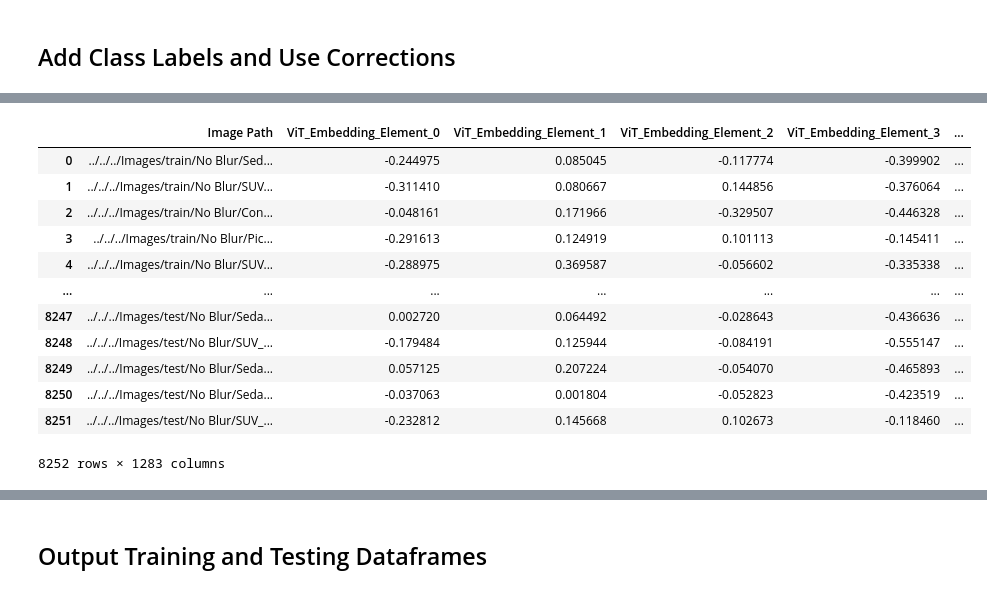
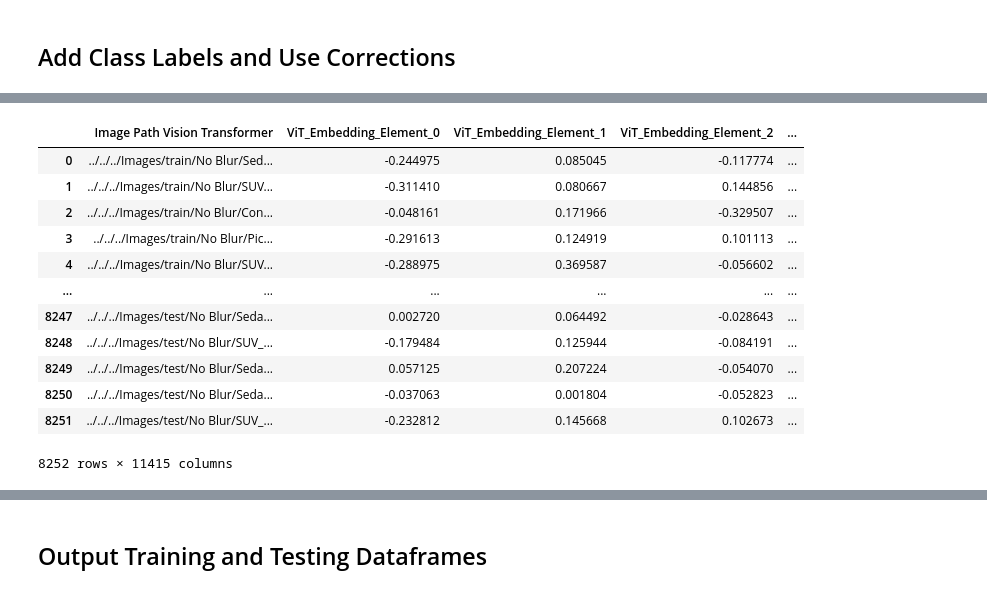
Before and after one commit to ijyliu/computer-vision-project, a Jupyter notebook: Code/Feature Construction/Combine All Features/Combine All Features.ipynb, the cells around one changed output, grey strips where cells are left out. Drawn from its saved outputs; the diff is of its cells as text; code cells hidden in the pictures.

```diff
--- a/Code/Feature Construction/Combine All Features/Combine All Features.ipynb
+++ b/Code/Feature Construction/Combine All Features/Combine All Features.ipynb
@@ -45,0 +113,6 @@ vit_embeddings
+# %%
+# HSV Vectors
+HSV_vectors = combine_directory_parquets('../../../Data/Features/HSV')
+# Prep dataset for merging
+HSV_vectors = prep_dataset_for_merge(HSV_vectors, 'HSV')
+HSV_vectors
@@ -49,0 +135,4 @@ all_features = vit_embeddings
+# %%
+# Merge all dataframes on harmonized file name
+all_features = vit_embeddings.merge(hog_16_ppc_vectors, on=['harmonized_filename', 'test_80_20'], how='inner').merge(hog_24_ppc_vectors, on=['harmonized_filename', 'test_80_20'], how='inner').merge(HSV_vectors, on=['harmonized_filename', 'test_80_20'], how='inner')
+all_features
@@ -50,11 +158,8 @@ all_features = vit_embeddings
 # %% [markdown]
 ## Add Class Labels and Use Corrections
-# %%
-# Parse 'Image Path'
-# Split on last '/'
-all_features['filename'] = all_features['Image Path'].apply(lambda x: x.split('/')[-1])
-# Split on first '_' and take as Class
-all_features['Class'] = all_features['filename'].apply(lambda x: x.split('_')[0])
+# %%
+# Create Class column by cutting at first _ in harmonized_filename
+all_features['Class'] = all_features['harmonized_filename'].apply(lambda x: x.split('_')[0])
 # %%
 # Correct class for items in train dataset
 # %%
@@ -79,22 +184,22 @@ relabeled_test_no_blur_old_and_new_labels
 # %%
 # Merge on 'filename'
-all_features = all_features.merge(relabeled_test_no_blur_old_and_new_labels, on='filename', how='left')
+all_features = all_features.merge(relabeled_test_no_blur_old_and_new_labels, on='harmonized_filename', how='left')
 # Replace Class with New Class if not missing
 all_features['Class'] = all_features['New Class'].fillna(all_features['Class'])
 # Drop label, New Class, filename, Old Class
 all_features.drop(columns=['label', 'New Class', 'filename', 'Old Class'], inplace=True)
 all_features
 # %% [output]
-|  | Image Path | ViT_Embedding_Element_0 | ViT_Embedding_Element_1 | ViT_Embedding_Element_2 | ViT_Embedding_Element_3 | ... |
-| 0 | ../../../Images/train/No Blur/Sed... | -0.244975 | 0.085045 | -0.117774 | -0.399902 | ... |
-| 1 | ../../../Images/train/No Blur/SUV... | -0.311410 | 0.080667 | 0.144856 | -0.376064 | ... |
-| 2 | ../../../Images/train/No Blur/Con... | -0.048161 | 0.171966 | -0.329507 | -0.446328 | ... |
-| 3 | ../../../Images/train/No Blur/Pic... | -0.291613 | 0.124919 | 0.101113 | -0.145411 | ... |
-| 4 | ../../../Images/train/No Blur/SUV... | -0.288975 | 0.369587 | -0.056602 | -0.335338 | ... |
-| ... | ... | ... | ... | ... | ... | ... |
-| 8247 | ../../../Images/test/No Blur/Seda... | 0.002720 | 0.064492 | -0.028643 | -0.436636 | ... |
-| 8248 | ../../../Images/test/No Blur/SUV_... | -0.179484 | 0.125944 | -0.084191 | -0.555147 | ... |
-| 8249 | ../../../Images/test/No Blur/Seda... | 0.057125 | 0.207224 | -0.054070 | -0.465893 | ... |
-| 8250 | ../../../Images/test/No Blur/Seda... | -0.037063 | 0.001804 | -0.052823 | -0.423519 | ... |
-| 8251 | ../../../Images/test/No Blur/SUV_... | -0.232812 | 0.145668 | 0.102673 | -0.118460 | ... |
+|  | Image Path Vision Transformer | ViT_Embedding_Element_0 | ViT_Embedding_Element_1 | ViT_Embedding_Element_2 | ... |
+| 0 | ../../../Images/train/No Blur/Sed... | -0.244975 | 0.085045 | -0.117774 | ... |
+| 1 | ../../../Images/train/No Blur/SUV... | -0.311410 | 0.080667 | 0.144856 | ... |
+| 2 | ../../../Images/train/No Blur/Con... | -0.048161 | 0.171966 | -0.329507 | ... |
+| 3 | ../../../Images/train/No Blur/Pic... | -0.291613 | 0.124919 | 0.101113 | ... |
+| 4 | ../../../Images/train/No Blur/SUV... | -0.288975 | 0.369587 | -0.056602 | ... |
+| ... | ... | ... | ... | ... | ... |
+| 8247 | ../../../Images/test/No Blur/Seda... | 0.002720 | 0.064492 | -0.028643 | ... |
+| 8248 | ../../../Images/test/No Blur/SUV_... | -0.179484 | 0.125944 | -0.084191 | ... |
+| 8249 | ../../../Images/test/No Blur/Seda... | 0.057125 | 0.207224 | -0.054070 | ... |
+| 8250 | ../../../Images/test/No Blur/Seda... | -0.037063 | 0.001804 | -0.052823 | ... |
+| 8251 | ../../../Images/test/No Blur/SUV_... | -0.232812 | 0.145668 | 0.102673 | ... |
-8252 rows × 1283 columns
+8252 rows × 11415 columns
```
Also changed, not shown: parts of 15 cells of this notebook, 38 other files.
